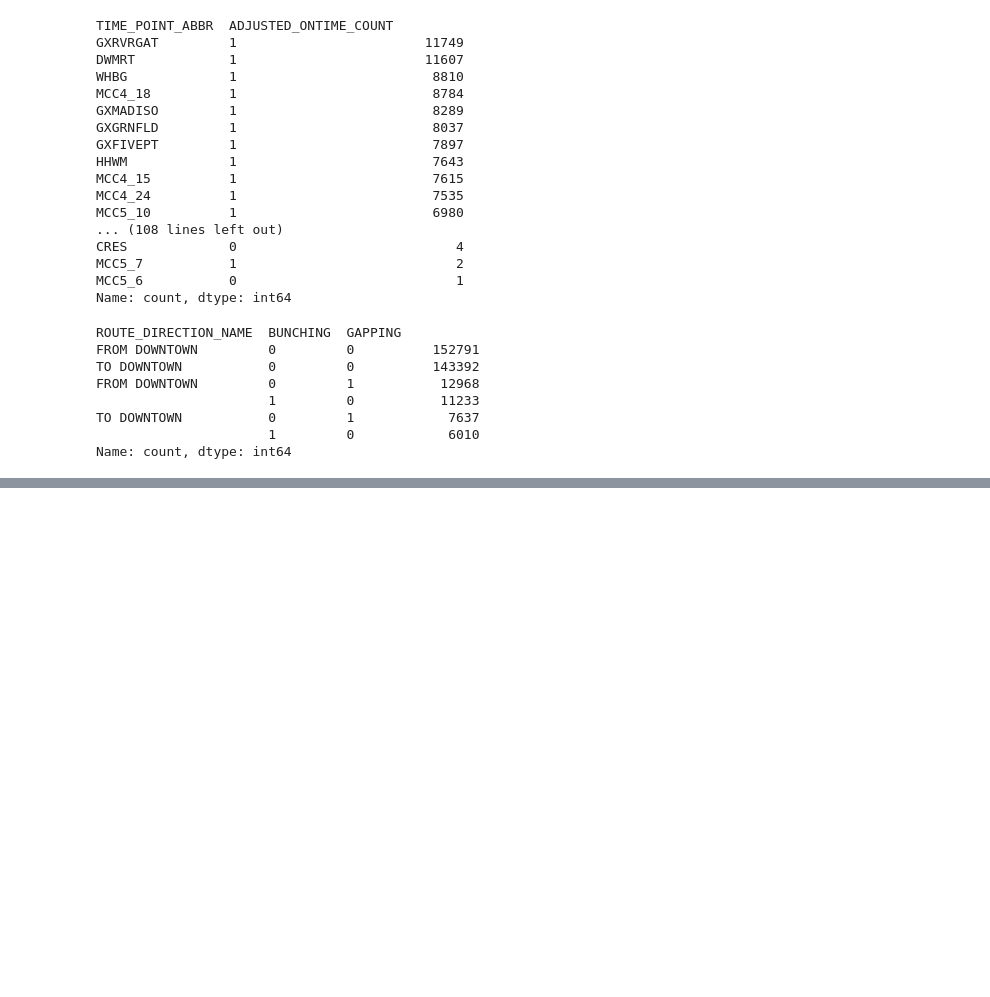
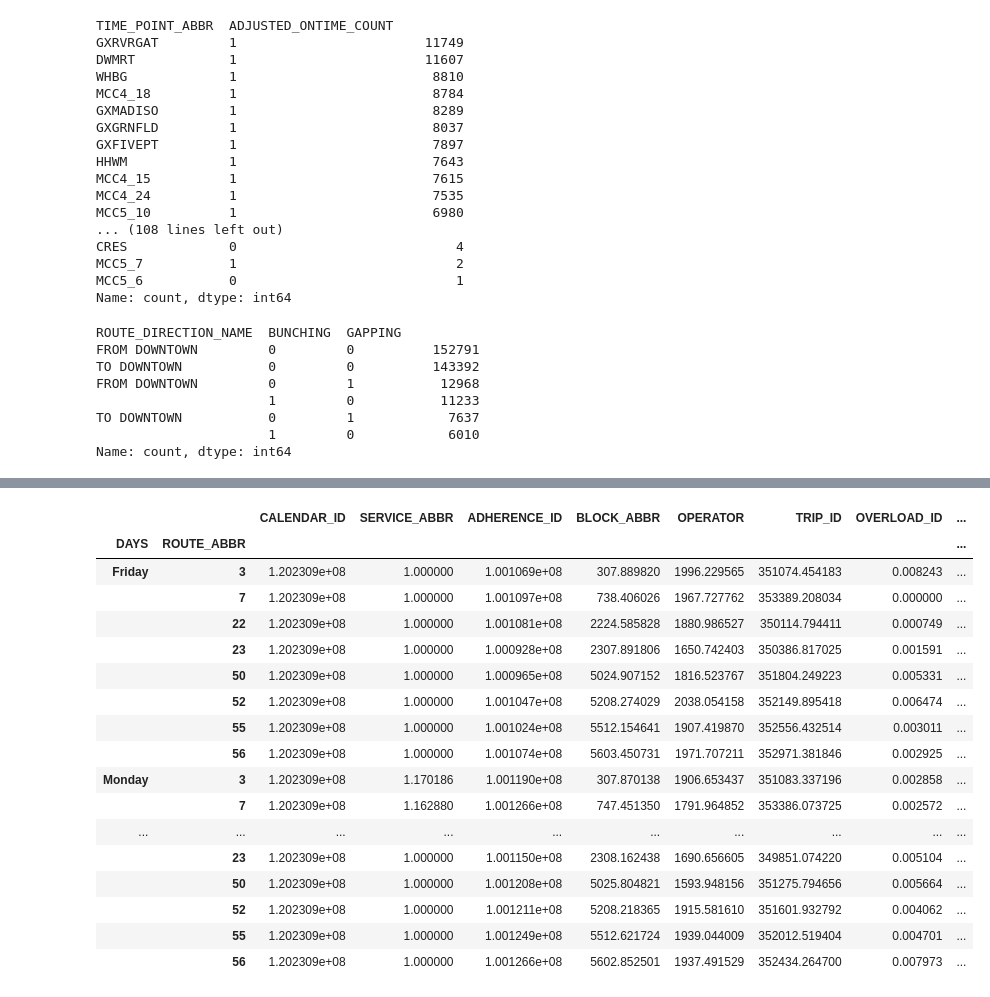
Before and after one commit to NSS-Data-Analytics-Cohort-11/wego-boomers, a Jupyter notebook: notebooks/wego_boomers_rneyin.ipynb, the cells around one changed output, grey strips where cells are left out. Saved outputs shown, nothing was run; the diff lists cells and outputs as text; code cells hidden in the pictures; blank space fills up the shorter version.

```diff
--- a/notebooks/wego_boomers_rneyin.ipynb
+++ b/notebooks/wego_boomers_rneyin.ipynb
@@ -575,0 +641,4 @@ Name: count, dtype: int64
+# %%
+wego8['SCHEDULED_TIME'] = pd.to_datetime(wego8['SCHEDULED_TIME'])
+# %%
+wego8['DAYS'] =  wego8['SCHEDULED_TIME'].dt.day_name()
@@ -575,0 +727,23 @@ Name: count, dtype: int64
+# %%
+sum_B = wego8.groupby(['DAYS','ROUTE_ABBR']).mean('GAPPING')
+
+sum_B
+# %% [output]
+|  |  | CALENDAR_ID | SERVICE_ABBR | ADHERENCE_ID | BLOCK_ABBR | OPERATOR | TRIP_ID | OVERLOAD_ID | ... |
+| DAYS | ROUTE_ABBR |  |  |  |  |  |  |  | ... |
+| Friday | 3 | 1.202309e+08 | 1.000000 | 1.001069e+08 | 307.889820 | 1996.229565 | 351074.454183 | 0.008243 | ... |
+|  | 7 | 1.202309e+08 | 1.000000 | 1.001097e+08 | 738.406026 | 1967.727762 | 353389.208034 | 0.000000 | ... |
+|  | 22 | 1.202309e+08 | 1.000000 | 1.001081e+08 | 2224.585828 | 1880.986527 | 350114.794411 | 0.000749 | ... |
+|  | 23 | 1.202309e+08 | 1.000000 | 1.000928e+08 | 2307.891806 | 1650.742403 | 350386.817025 | 0.001591 | ... |
+|  | 50 | 1.202309e+08 | 1.000000 | 1.000965e+08 | 5024.907152 | 1816.523767 | 351804.249223 | 0.005331 | ... |
+|  | 52 | 1.202309e+08 | 1.000000 | 1.001047e+08 | 5208.274029 | 2038.054158 | 352149.895418 | 0.006474 | ... |
+|  | 55 | 1.202309e+08 | 1.000000 | 1.001024e+08 | 5512.154641 | 1907.419870 | 352556.432514 | 0.003011 | ... |
+|  | 56 | 1.202309e+08 | 1.000000 | 1.001074e+08 | 5603.450731 | 1971.707211 | 352971.381846 | 0.002925 | ... |
+| Monday | 3 | 1.202309e+08 | 1.170186 | 1.001190e+08 | 307.870138 | 1906.653437 | 351083.337196 | 0.002858 | ... |
+|  | 7 | 1.202309e+08 | 1.162880 | 1.001266e+08 | 747.451350 | 1791.964852 | 353386.073725 | 0.002572 | ... |
+| ... | ... | ... | ... | ... | ... | ... | ... | ... | ... |
+|  | 23 | 1.202309e+08 | 1.000000 | 1.001150e+08 | 2308.162438 | 1690.656605 | 349851.074220 | 0.005104 | ... |
+|  | 50 | 1.202309e+08 | 1.000000 | 1.001208e+08 | 5025.804821 | 1593.948156 | 351275.794656 | 0.005664 | ... |
+|  | 52 | 1.202309e+08 | 1.000000 | 1.001211e+08 | 5208.218365 | 1915.581610 | 351601.932792 | 0.004062 | ... |
+|  | 55 | 1.202309e+08 | 1.000000 | 1.001249e+08 | 5512.621724 | 1939.044009 | 352012.519404 | 0.004701 | ... |
+|  | 56 | 1.202309e+08 | 1.000000 | 1.001266e+08 | 5602.852501 | 1937.491529 | 352434.264700 | 0.007973 | ... |
```
Also changed, not shown: parts of 24 cells of this notebook.
